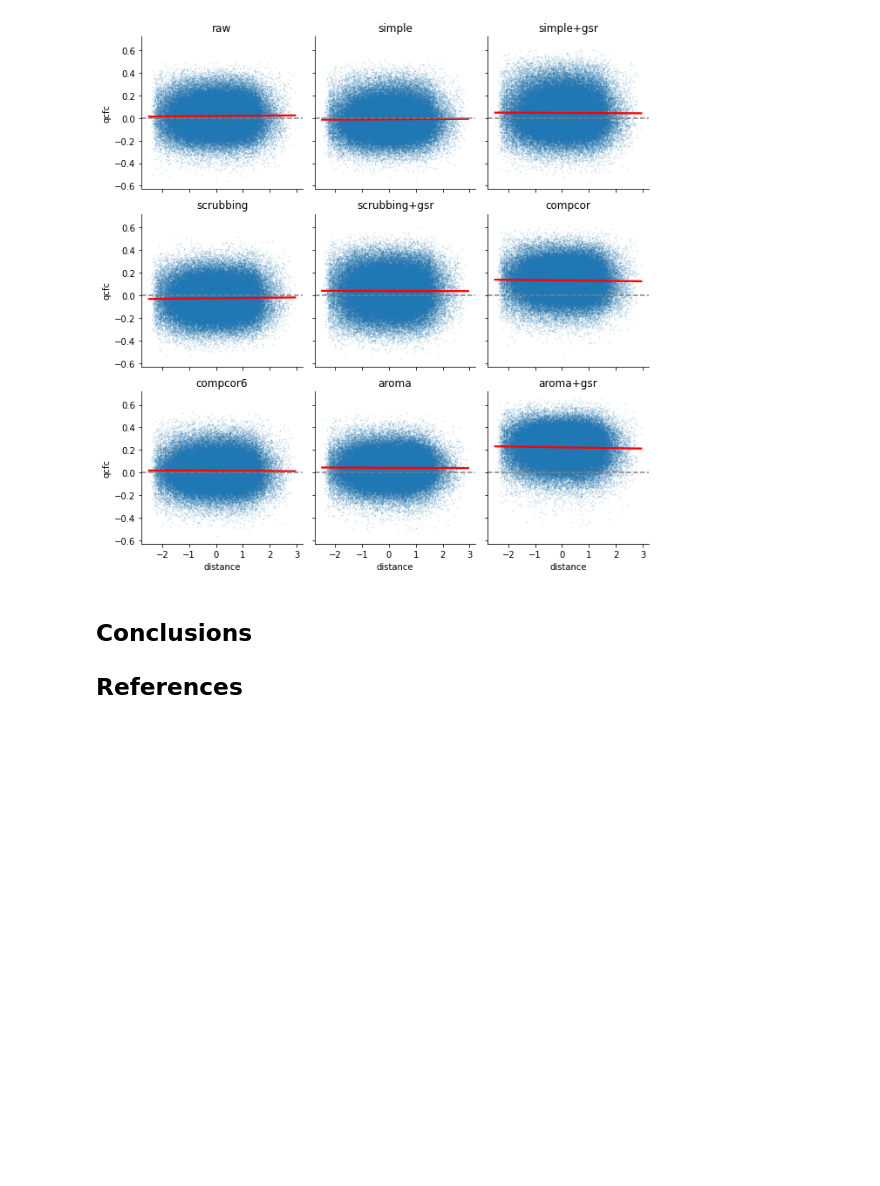
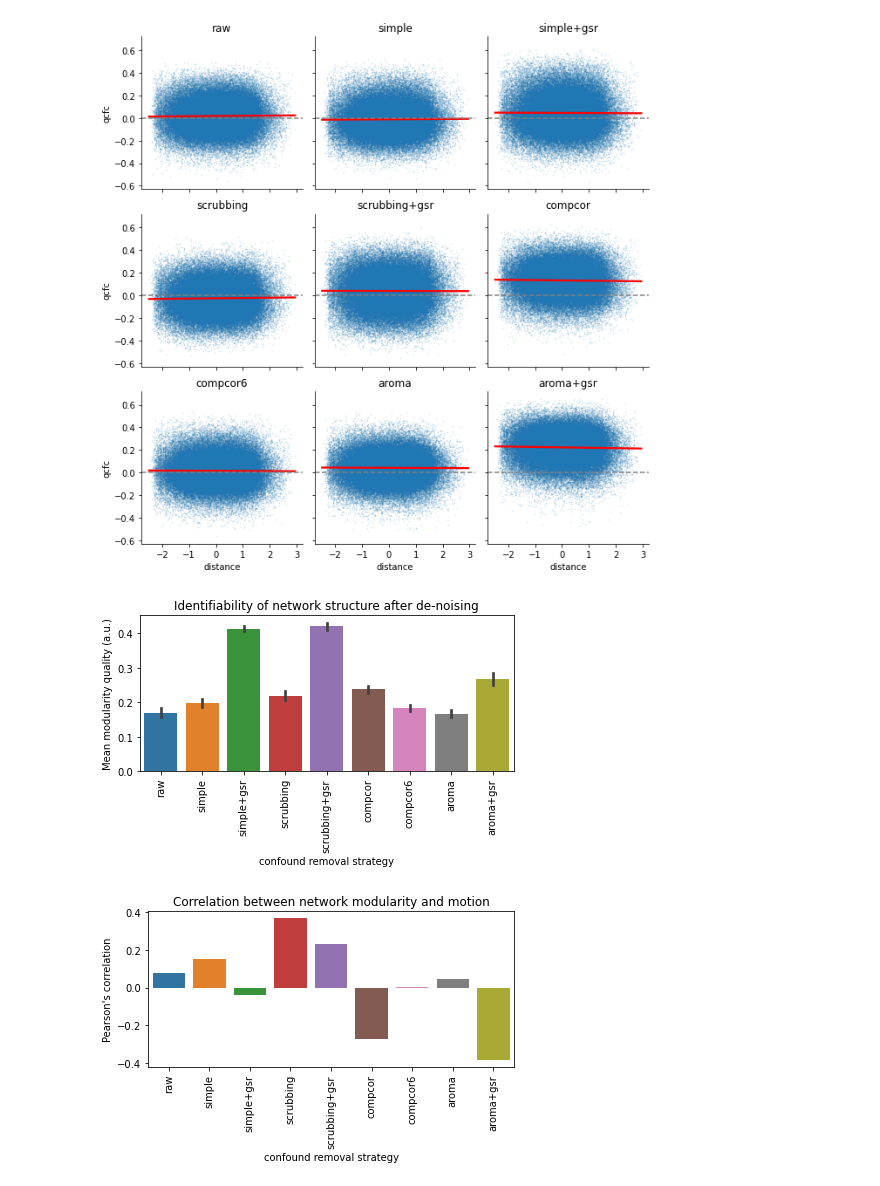
Before and after one commit to SIMEXP/fmriprep-denoise-benchmark, a Jupyter notebook: content/ohbm2022abstract.ipynb, the cells around one changed output. Cells and saved outputs as stored; diff of their text form; code cells hidden in the pictures; blank space fills up the shorter version.

```diff
--- a/content/ohbm2022abstract.ipynb
+++ b/content/ohbm2022abstract.ipynb
@@ -122,7 +140,32 @@ for i, name in zip(range(9), metric_per_edge.columns):
 # %% [output]
 [figure]
 [figure]
-# %% [markdown]
-## Conclusions
-
-## References
+# %%
+plt.figure()
+ax = sns.barplot(data=modularity)
+ax.set_xticklabels(ax.get_xticklabels(), rotation=90)
+ax.set_title("Identifiability of network structure after de-noising")
+ax.set(ylabel="Mean modularity quality (a.u.)",
+       xlabel="confound removal strategy")
+plt.tight_layout()
+
+corr_modularity = []
+z_movment = movement.apply(zscore)
+for column, values in modularity.iteritems():
+    current_strategy = partial_correlation(values.values,
+                                           z_movment['mean_framewise_displacement'].values,
+                                           z_movment[['Age', 'Gender']].values)
+    current_strategy['strategy'] = column
+    corr_modularity.append(current_strategy)
+
+plt.figure()
+corr_modularity = pd.DataFrame(corr_modularity)
+ax = sns.barplot(data=corr_modularity, y='correlation', x='strategy', ci=None)
+ax.set_xticklabels(ax.get_xticklabels(), rotation=90)
+ax.set_title("Correlation between network modularity and motion")
+ax.set(ylabel="Pearson's correlation",
+       xlabel="confound removal strategy")
+plt.tight_layout()
+# %% [output]
+[figure, added]
+[figure, added]
```
Also changed, not shown: parts of 9 cells of this notebook, 16 other files.
